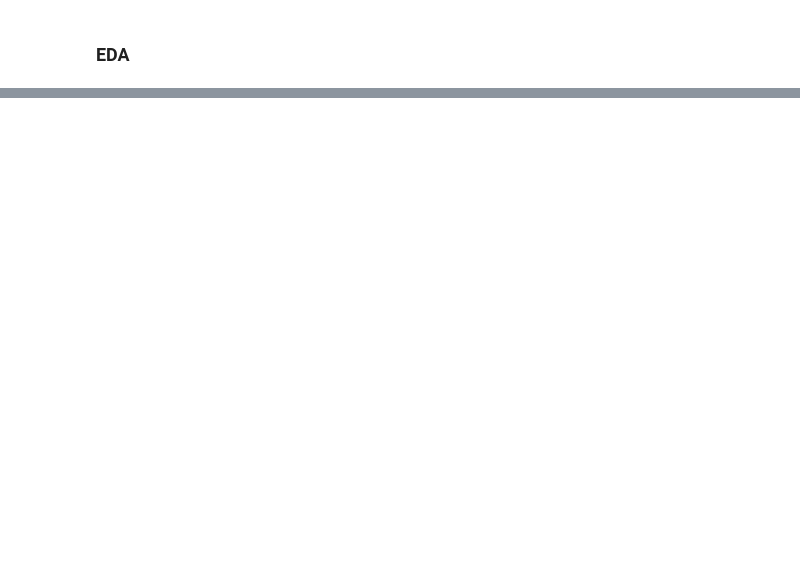
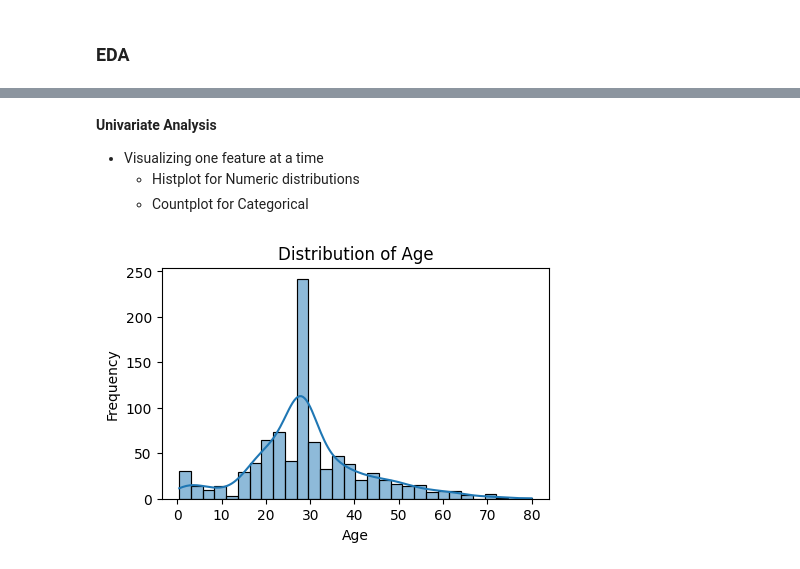
Before and after one commit to Manthan-Nepal/arc-2025, a Jupyter notebook: arc/ai/binit-shrestha/topic-2-EDA-visualization-wrangling/notebook-tasks.ipynb, the cells around one changed output, grey strips where cells are left out. Cells and saved outputs as stored; diff of their text form; code cells hidden in the pictures; blank space fills up the shorter version.

Commit message:
Add EDA: Checked out various plots for univariate, bivariate analysis

```diff
--- a/arc/ai/binit-shrestha/topic-2-EDA-visualization-wrangling/notebook-tasks.ipynb
+++ b/arc/ai/binit-shrestha/topic-2-EDA-visualization-wrangling/notebook-tasks.ipynb
@@ -524,0 +571,3 @@ df["sales"].plot.hist(bins=10);
+# %%
+df = pd.read_csv("Data/titanic_clean.csv")
+df.head(3)
@@ -524,0 +579,2 @@ df["sales"].plot.hist(bins=10);
+# %%
+df = df.set_index("PassengerId")
@@ -524,0 +619,20 @@ df["sales"].plot.hist(bins=10);
+# %% [markdown]
+**Univariate Analysis**
+
+- Visualizing one feature at a time
+  - Histplot for Numeric distributions
+  - Countplot for Categorical
+# %%
+plt.figure(figsize=(5, 3))
+sns.histplot(data=df["Age"], bins=30, kde=True)
+# Bins: Interval data is grouped in
+# kde: Smooth curve to estimate probability density
+
+plt.title('Distribution of Age')
+plt.xlabel('Age')
+plt.ylabel('Frequency')
+plt.show()
+
+# Bell Shaped
+# %% [output]
+[figure, added]
```
Also changed, not shown: parts of 34 cells of this notebook, 3 other files.
